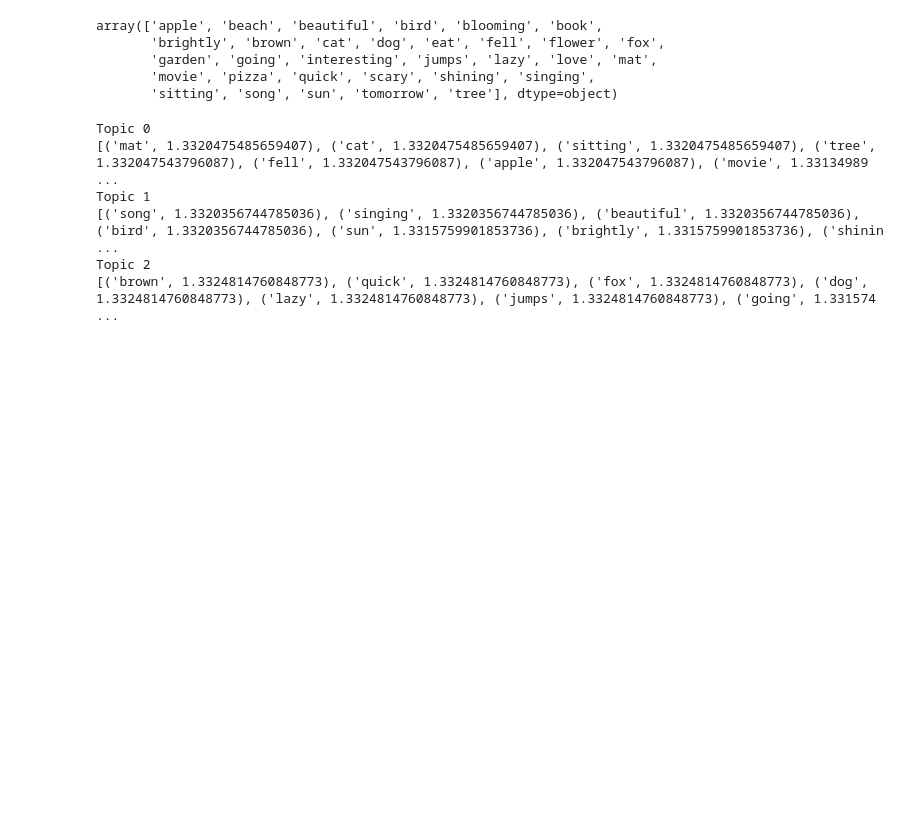
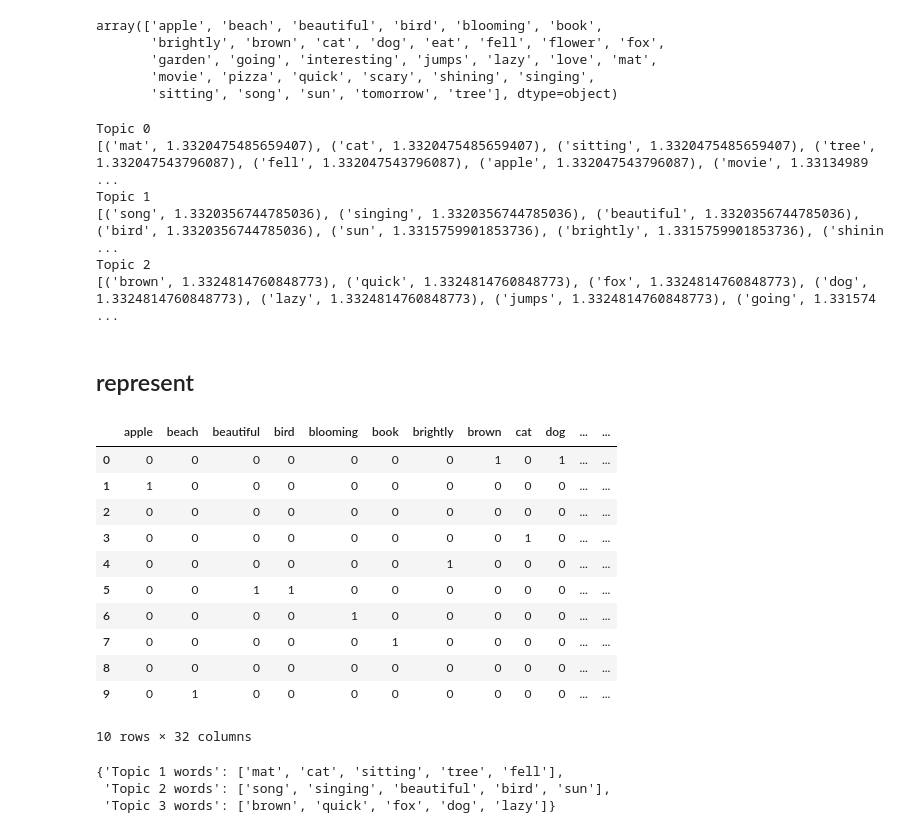
Before and after one commit to devanganaB/LDA-Topic-modelling, a Jupyter notebook: LDA_Topic_Modelling.ipynb, the cells around one changed output. Saved outputs shown, nothing was run; the diff lists cells and outputs as text; code cells hidden in the pictures; blank space fills up the shorter version.

Commit message:
visualization of topics,  created using Colab

```diff
--- a/LDA_Topic_Modelling.ipynb
+++ b/LDA_Topic_Modelling.ipynb
@@ -135,3 +135,23 @@ Topic 1
 [('song', 1.3320356744785036), ('singing', 1.3320356744785036), ('beautiful', 1.3320356744785036), ('bird', 1.3320356744785036), ('sun', 1.3315759901853736), ('brightly', 1.3315759901853736), ('shinin ...
 Topic 2
 [('brown', 1.3324814760848773), ('quick', 1.3324814760848773), ('fox', 1.3324814760848773), ('dog', 1.3324814760848773), ('lazy', 1.3324814760848773), ('jumps', 1.3324814760848773), ('going', 1.331574 ...
+# %% [markdown]
+## represent
+# %%
+import pandas as pd
+
+df = pd.DataFrame(X.todense(), columns=vectorizer.get_feature_names_out())
+df
+# %% [output]
+|  | apple | beach | beautiful | bird | blooming | book | brightly | brown | cat | dog | ... | ... |
+| 0 | 0 | 0 | 0 | 0 | 0 | 0 | 0 | 1 | 0 | 1 | ... | ... |
+| 1 | 1 | 0 | 0 | 0 | 0 | 0 | 0 | 0 | 0 | 0 | ... | ... |
+| 2 | 0 | 0 | 0 | 0 | 0 | 0 | 0 | 0 | 0 | 0 | ... | ... |
+| 3 | 0 | 0 | 0 | 0 | 0 | 0 | 0 | 0 | 1 | 0 | ... | ... |
+| 4 | 0 | 0 | 0 | 0 | 0 | 0 | 1 | 0 | 0 | 0 | ... | ... |
+| 5 | 0 | 0 | 1 | 1 | 0 | 0 | 0 | 0 | 0 | 0 | ... | ... |
+| 6 | 0 | 0 | 0 | 0 | 1 | 0 | 0 | 0 | 0 | 0 | ... | ... |
+| 7 | 0 | 0 | 0 | 0 | 0 | 1 | 0 | 0 | 0 | 0 | ... | ... |
+| 8 | 0 | 0 | 0 | 0 | 0 | 0 | 0 | 0 | 0 | 0 | ... | ... |
+| 9 | 0 | 1 | 0 | 0 | 0 | 0 | 0 | 0 | 0 | 0 | ... | ... |
+10 rows × 32 columns
@@ -137,0 +169,6 @@ Topic 2
+# %%
+topics
+# %% [output]
+{'Topic 1 words': ['mat', 'cat', 'sitting', 'tree', 'fell'],
+ 'Topic 2 words': ['song', 'singing', 'beautiful', 'bird', 'sun'],
+ 'Topic 3 words': ['brown', 'quick', 'fox', 'dog', 'lazy']}
```
Also changed, not shown: parts of 3 cells of this notebook.
